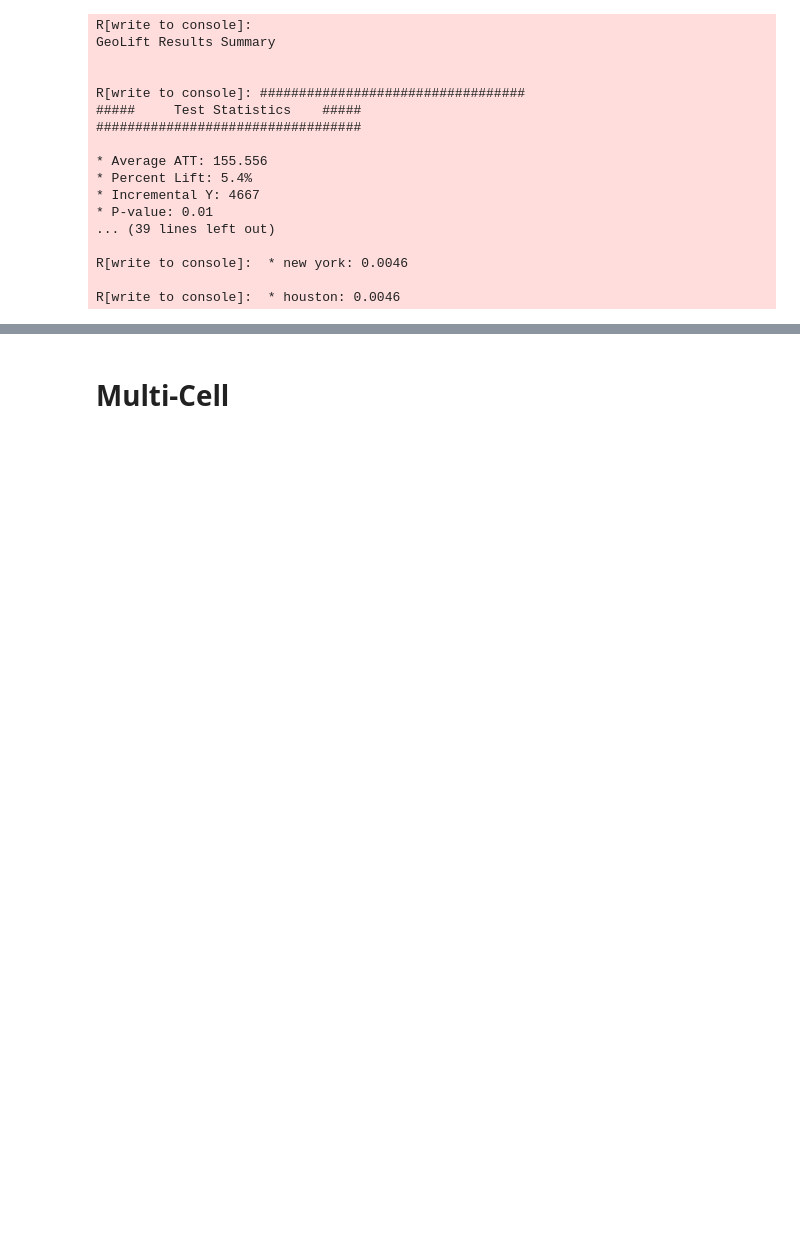
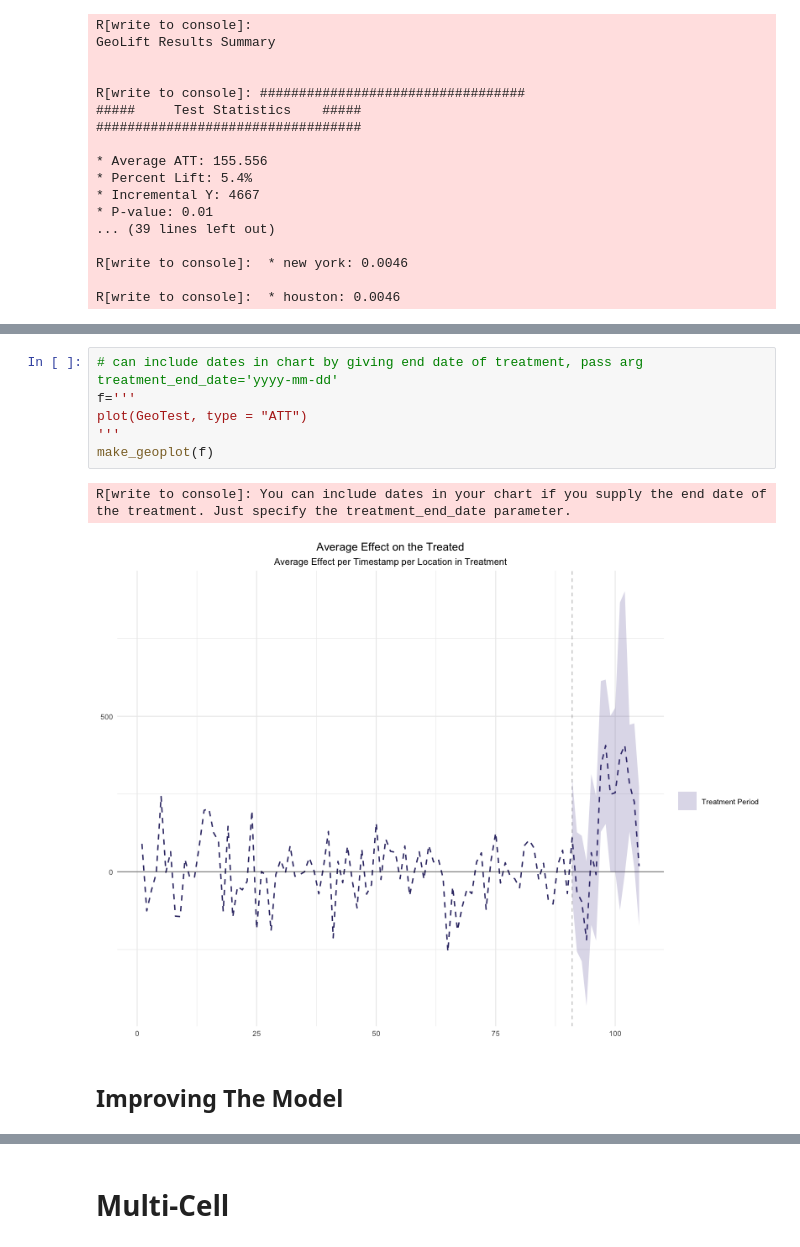
Before and after one commit to ryanlrappa/geo-testing, a Jupyter notebook: rr-0.0-geo-testing-dev.ipynb, the cells around one changed output, grey strips where cells are left out. Cells and saved outputs as stored; diff of their text form; blank space fills up the shorter version.

```diff
--- a/rr-0.0-geo-testing-dev.ipynb
+++ b/rr-0.0-geo-testing-dev.ipynb
@@ -571,0 +485,11 @@ r('''
+# %%
+# can include dates in chart by giving end date of treatment, pass arg treatment_end_date='yyyy-mm-dd'
+f='''
+plot(GeoTest, type = "ATT")
+'''
+make_geoplot(f)
+# %% [output]
+R[write to console]: You can include dates in your chart if you supply the end date of the treatment. Just specify the treatment_end_date parameter.
+[figure, added]
+# %% [markdown]
+## Improving The Model
```
Also changed, not shown: parts of 12 cells of this notebook.
